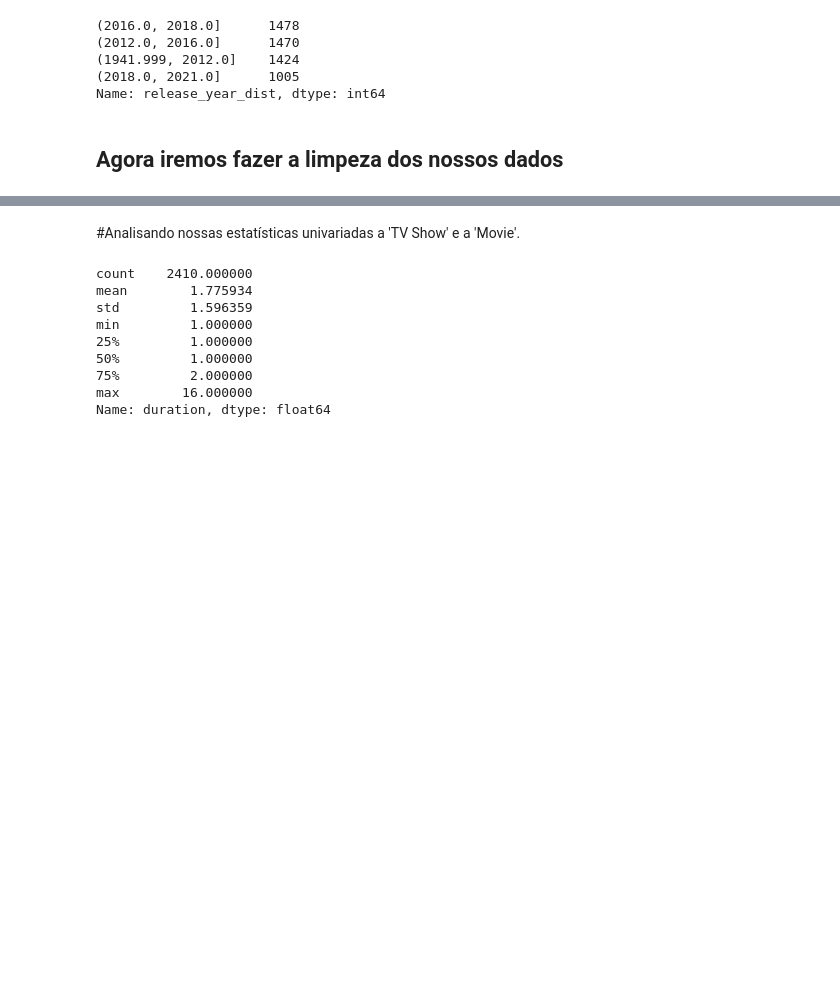
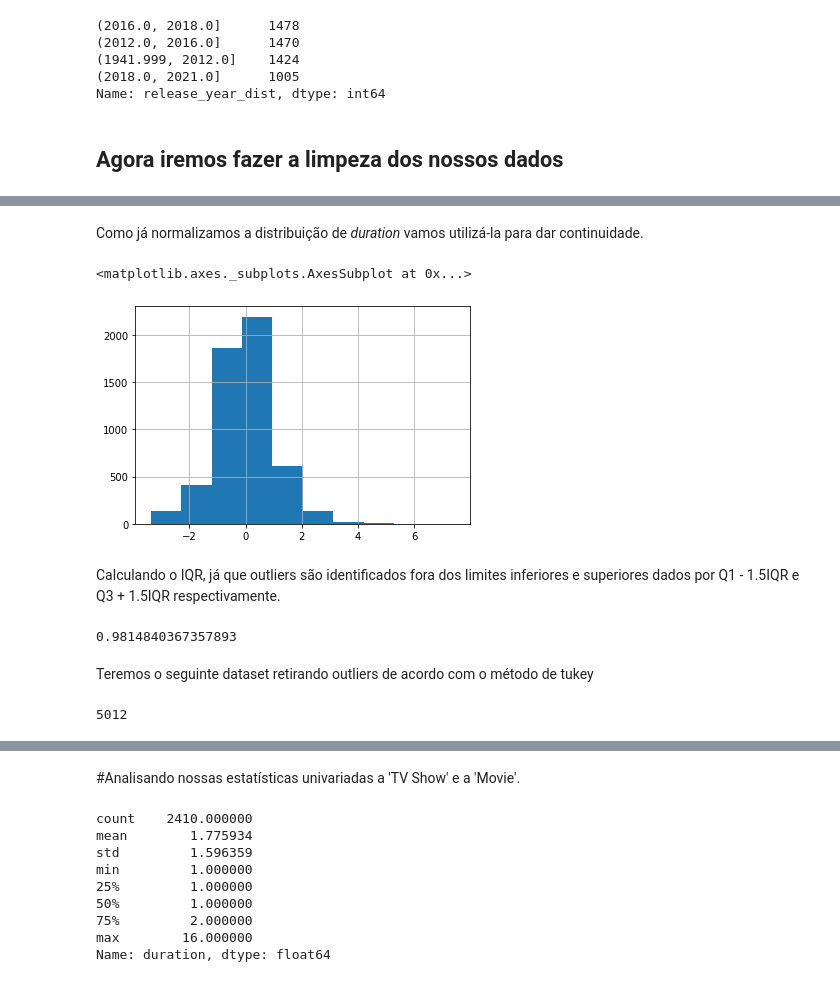
Before and after one commit to danielcti/data-science-project, a Jupyter notebook: dataVisualizationNetflix.ipynb, the cells around one changed output, grey strips where cells are left out. Drawn from its saved outputs; the diff is of its cells as text; code cells hidden in the pictures; blank space fills up the shorter version.

Commit message:
rremovendo outliers

```diff
--- a/dataVisualizationNetflix.ipynb
+++ b/dataVisualizationNetflix.ipynb
@@ -344,0 +390,23 @@ Name: release_year_dist, dtype: int64
+# %% [markdown]
+Como já normalizamos a distribuição de *duration* vamos utilizá-la para dar continuidade.
+# %%
+dfMovie.duration_norm.hist()
+# %% [output]
+<matplotlib.axes._subplots.AxesSubplot at 0x...>
+[figure, added]
+# %% [markdown]
+Calculando o IQR, já que outliers são identificados fora dos limites inferiores e superiores dados por Q1 - 1.5IQR e Q3 + 1.5IQR respectivamente.
+# %%
+q1 = dfMovie['duration_norm'].quantile(q=0.25)
+q3 = dfMovie['duration_norm'].quantile(q=0.75)
+iqr = q3 - q1
+iqr
+# %% [output]
+0.9814840367357893
+# %% [markdown]
+Teremos o seguinte dataset retirando outliers de acordo com o método de tukey
+# %%
+dfMovie1 = dfMovie[(dfMovie['duration_norm'] > (q1-1.5*iqr)) & (dfMovie['duration_norm'] < (q3+1.5*iqr))]
+len(dfMovie1)
+# %% [output]
+5012
```
Also changed, not shown: parts of 30 cells of this notebook.
